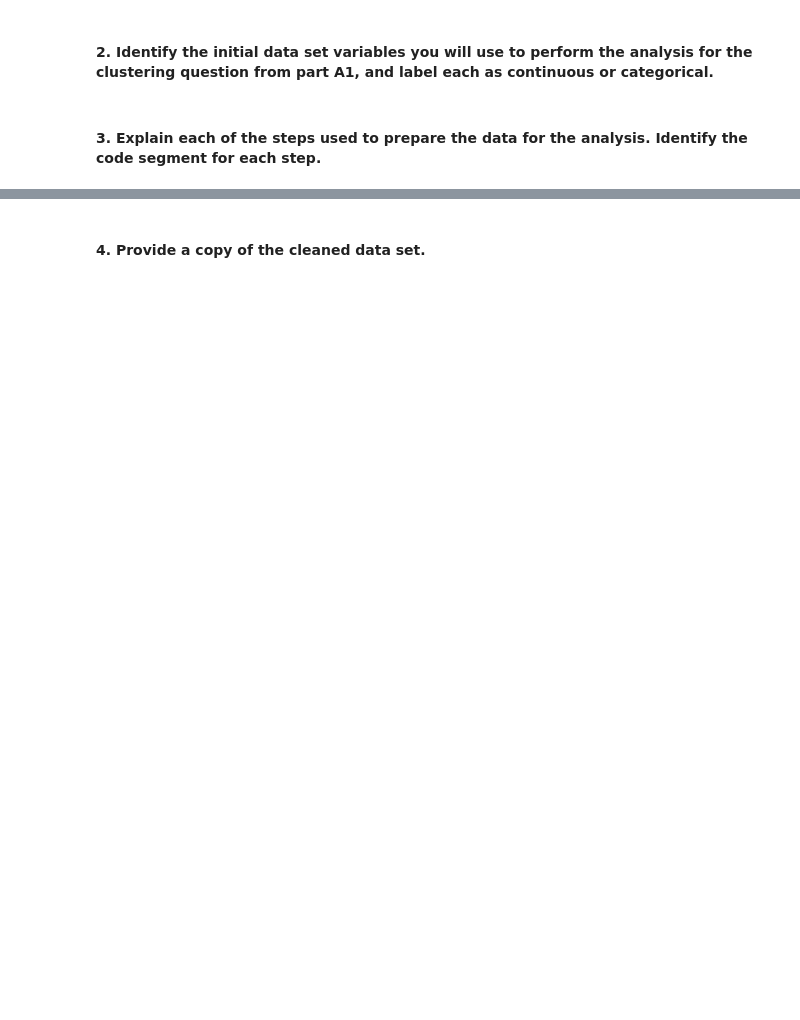
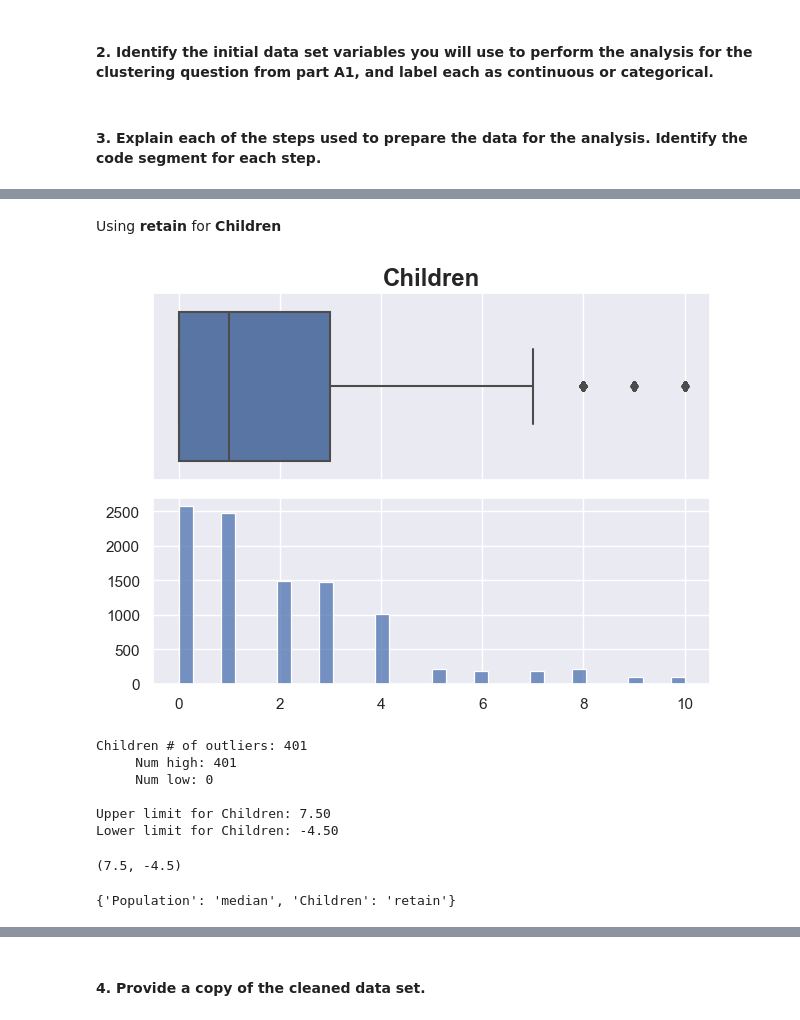
Before and after one commit to ordinaryusername1/D212, a Jupyter notebook: D212 Parker Task I.ipynb, the cells around one changed output, grey strips where cells are left out. Saved outputs shown, nothing was run; the diff lists cells and outputs as text; code cells hidden in the pictures; blank space fills up the shorter version.

```diff
--- a/D212 Parker Task I.ipynb
+++ b/D212 Parker Task I.ipynb
@@ -31,0 +735,18 @@
+# %% [markdown]
+Using **retain** for **Children**
+# %%
+outlier_output_charts(["Children"])
+# %% [output]
+[figure, added]
+Children # of outliers: 401
+     Num high: 401
+     Num low: 0
+
+Upper limit for Children: 7.50
+Lower limit for Children: -4.50
+(7.5, -4.5)
+# %%
+handle_values_dict.update({"Children": "retain"})
+handle_values_dict
+# %% [output]
+{'Population': 'median', 'Children': 'retain'}
```
Also changed, not shown: parts of 111 cells of this notebook.
